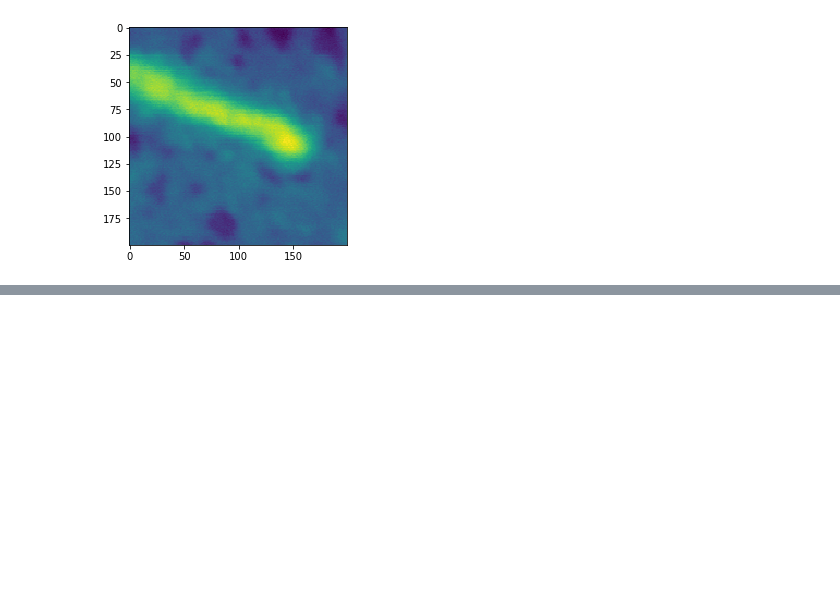
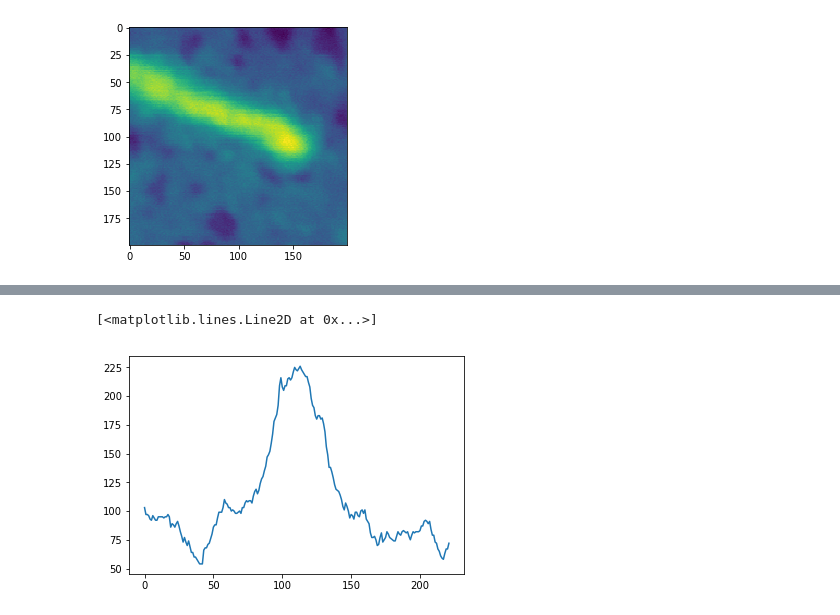
Before and after one commit to wesleyktatum/Nanowire_Measurements, a Jupyter notebook: NaRWHAL/OpenCV_learning.ipynb, the cells around one changed output, grey strips where cells are left out. Cells and saved outputs as stored; diff of their text form; code cells hidden in the pictures; blank space fills up the shorter version.

```diff
--- a/NaRWHAL/OpenCV_learning.ipynb
+++ b/NaRWHAL/OpenCV_learning.ipynb
@@ -208,0 +108,7 @@ regr = linmod.LinearRegression()
+# %%
+profile = ski.profile_line(afmimg,(righty,0),(lefty,cols-1))
+# %%
+plt.plot(profile)
+# %% [output]
+[<matplotlib.lines.Line2D at 0x...>]
+[figure, added]
```
Also changed, not shown: parts of 18 cells of this notebook.
